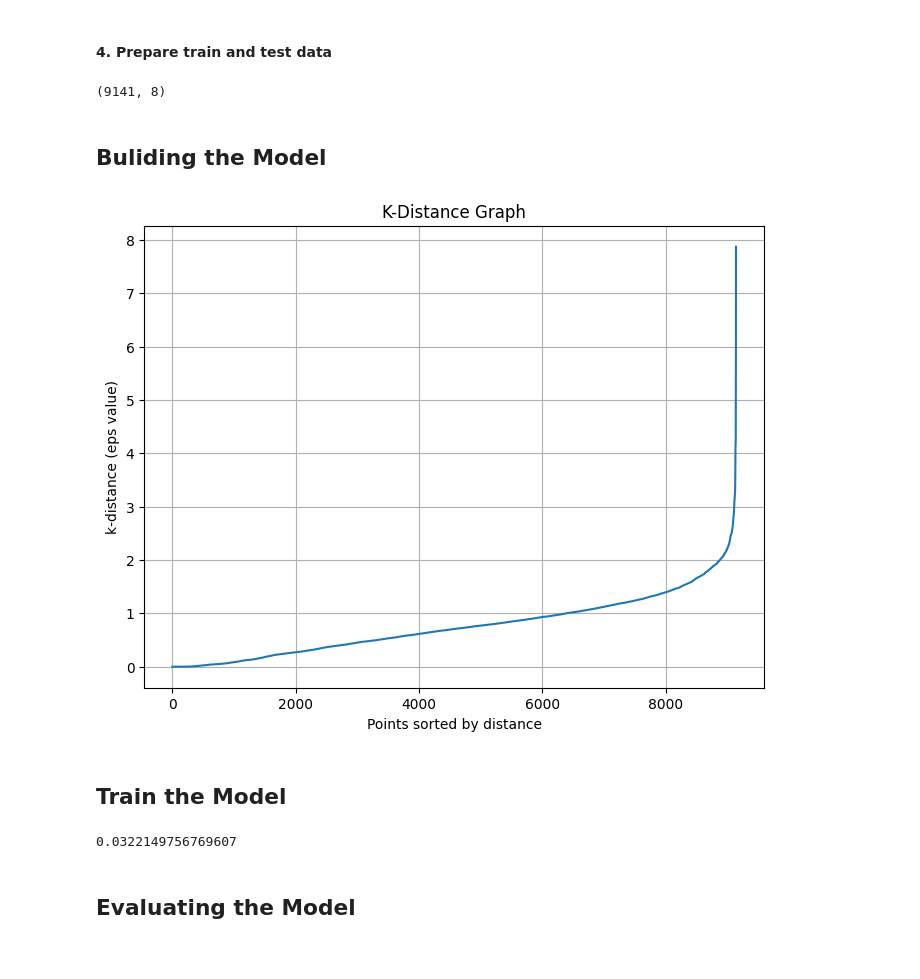
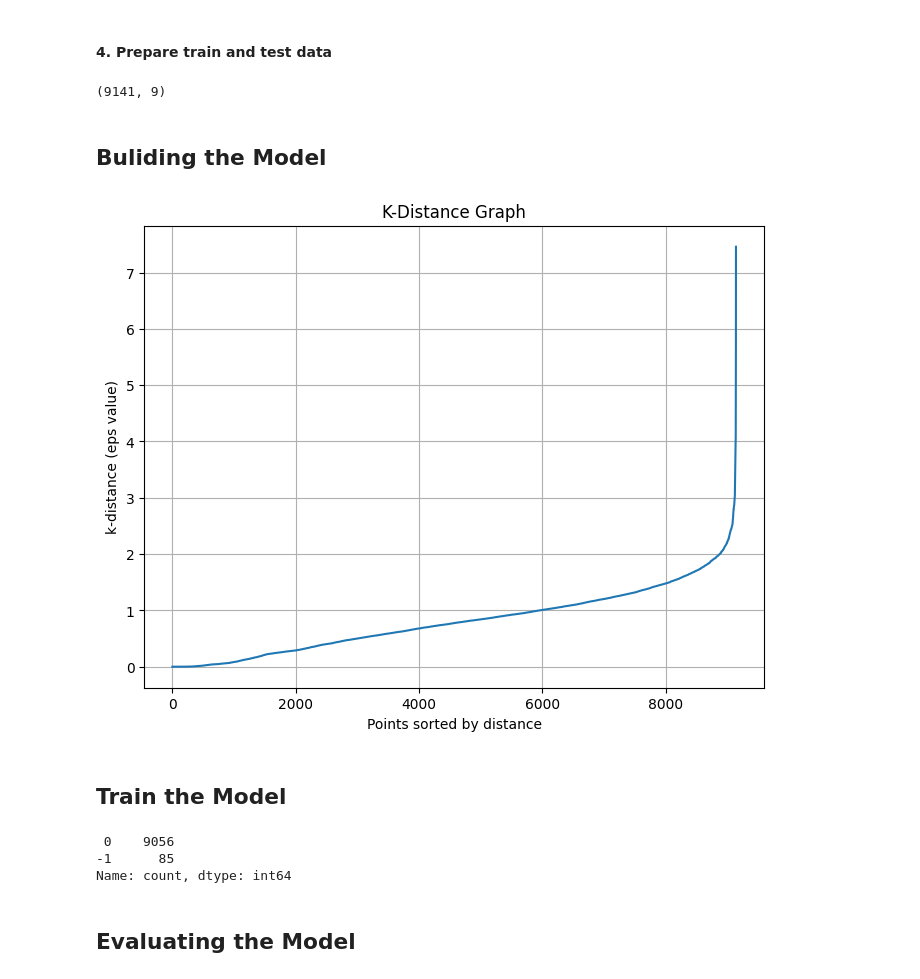
Before and after one commit to Tuwaiq-DS-ML-bootcamp-V-6/Use-case-7, a Jupyter notebook: ML - DBSCAN.ipynb, the cells around one changed output. Drawn from its saved outputs; the diff is of its cells as text; code cells hidden in the pictures.

```diff
--- a/ML - DBSCAN.ipynb
+++ b/ML - DBSCAN.ipynb
@@ -412,8 +412,7 @@ df.head()
 #### 4. Prepare train and test data
 # %%
 # Prepare data
-X = df.drop(['current_value_category'], axis=1)
-y = df['current_value_category']
+X = df
 
 
 # sacle the data
@@ -422,33 +421,33 @@ X_scaled = scaler.fit_transform(X)
 # %%
 X.shape
 # %% [output]
-(9141, 8)
+(9141, 9)
 # %% [markdown]
 ## Buliding the Model
 # %%
 #model
 # 2. Use NearestNeighbors to find the optimal eps
-min_samples = 9
+min_samples = 7
 nn = NearestNeighbors(n_neighbors=min_samples)
 nn.fit(X_scaled)
 distances, indices = nn.kneighbors(X_scaled)
 
 # The distance to the furthest neighbor (min_samples-th nearest) for each point
 k_dist = distances[:, min_samples-1]
 
 # Sort distances
 k_dist_sorted = np.sort(k_dist)
 
 # 3. Plotting the k-distance graph
 plt.figure(figsize=(8, 6))
 plt.plot(k_dist_sorted)
 plt.title('K-Distance Graph')
 plt.xlabel('Points sorted by distance')
 plt.ylabel('k-distance (eps value)')
 plt.grid(True)
 plt.show()
 # %% [output]
-[figure, old version]
+[figure, new version]
 # %%
 # 4. Apply DBSCAN with chosen eps and min_samples
 # Typically, you choose eps at the "elbow" point in this plot, where the slope changes significantly
@@ -465,8 +462,9 @@ clusters = dbscan.fit_predict(X_scaled)
-# %%
-silhouette_avg = silhouette_score(X, clusters)
-silhouette_avg
-# %% [output]
-0.0322149756769607
+# %%
+pd.Series(clusters).value_counts()
+# %% [output]
+ 0    9056
+-1      85
+Name: count, dtype: int64
 # %% [markdown]
 ## Evaluating the Model
 # %%
```
Also changed, not shown: parts of 5 cells of this notebook.
